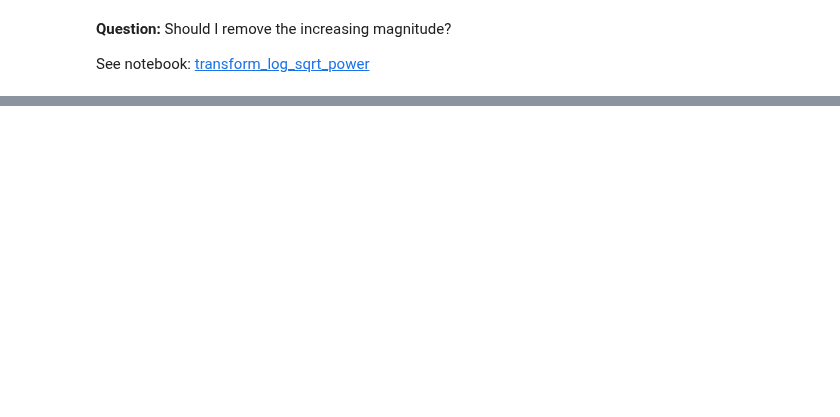
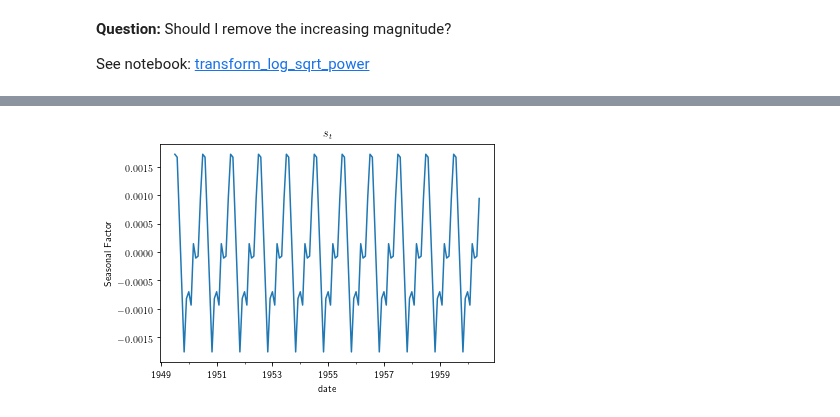
Before and after one commit to snowch-notes/statistics-old, a Jupyter notebook: timeseries/estimating_ts_components.ipynb, the cells around one changed output, grey strips where cells are left out. Saved outputs shown, nothing was run; the diff lists cells and outputs as text; code cells hidden in the pictures; blank space fills up the shorter version.

```diff
--- a/timeseries/estimating_ts_components.ipynb
+++ b/timeseries/estimating_ts_components.ipynb
@@ -200,0 +222,5 @@ ax = flights['passengers_no_seasonal'].plot(legend=True)
+# %%
+raw_seasonal_factors = flights.groupby(by='month').mean()
+raw_seasonal_factors.drop( columns=['passengers', 'passengers_pwr', 'passengers_wma'], inplace=True)
+raw_seasonal_factors.rename( columns={'passengers_no_seasonal':'raw_seasonal_factors'}, inplace=True )
+raw_seasonal_factors.head()
@@ -200,0 +235,3 @@ ax = flights['passengers_no_seasonal'].plot(legend=True)
+# %%
+flights = flights.join(raw_seasonal_factors, on='month', how="left")
+flights.head()
@@ -200,0 +264,3 @@ ax = flights['passengers_no_seasonal'].plot(legend=True)
+# %%
+F_hat = raw_seasonal_factors['raw_seasonal_factors'].mean()
+F_hat
@@ -200,0 +269,3 @@ ax = flights['passengers_no_seasonal'].plot(legend=True)
+# %%
+flights['seasonal_factors'] = flights['raw_seasonal_factors'] - F_hat
+flights.head()
@@ -200,0 +280,6 @@ ax = flights['passengers_no_seasonal'].plot(legend=True)
+# %%
+plt.rc('text', usetex=True)
+flights['seasonal_factors'].plot(legend=False, title=r'$s_t$')
+_ = plt.ylabel('Seasonal Factor')
+# %% [output]
+[figure, added]
```
Also changed, not shown: parts of 11 cells of this notebook.
